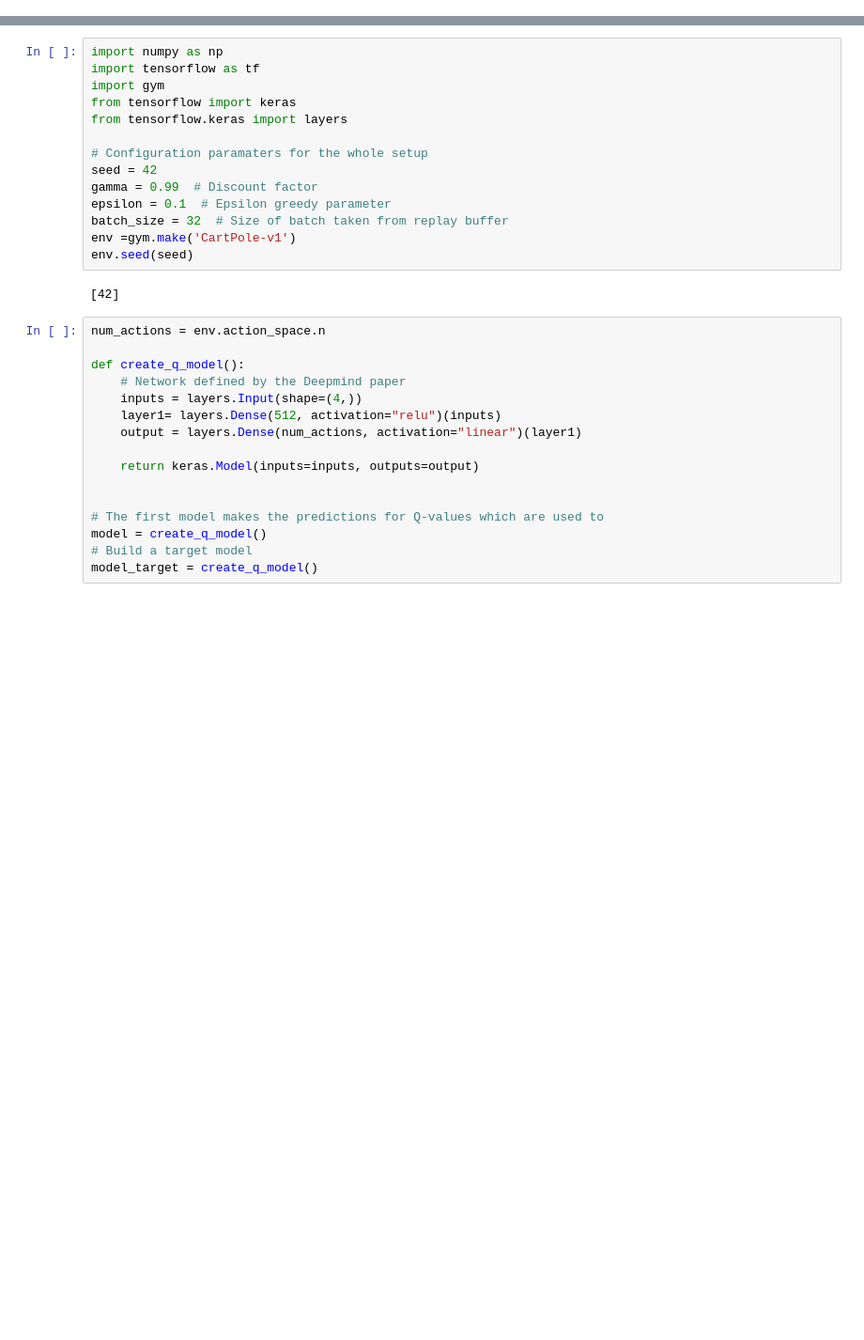
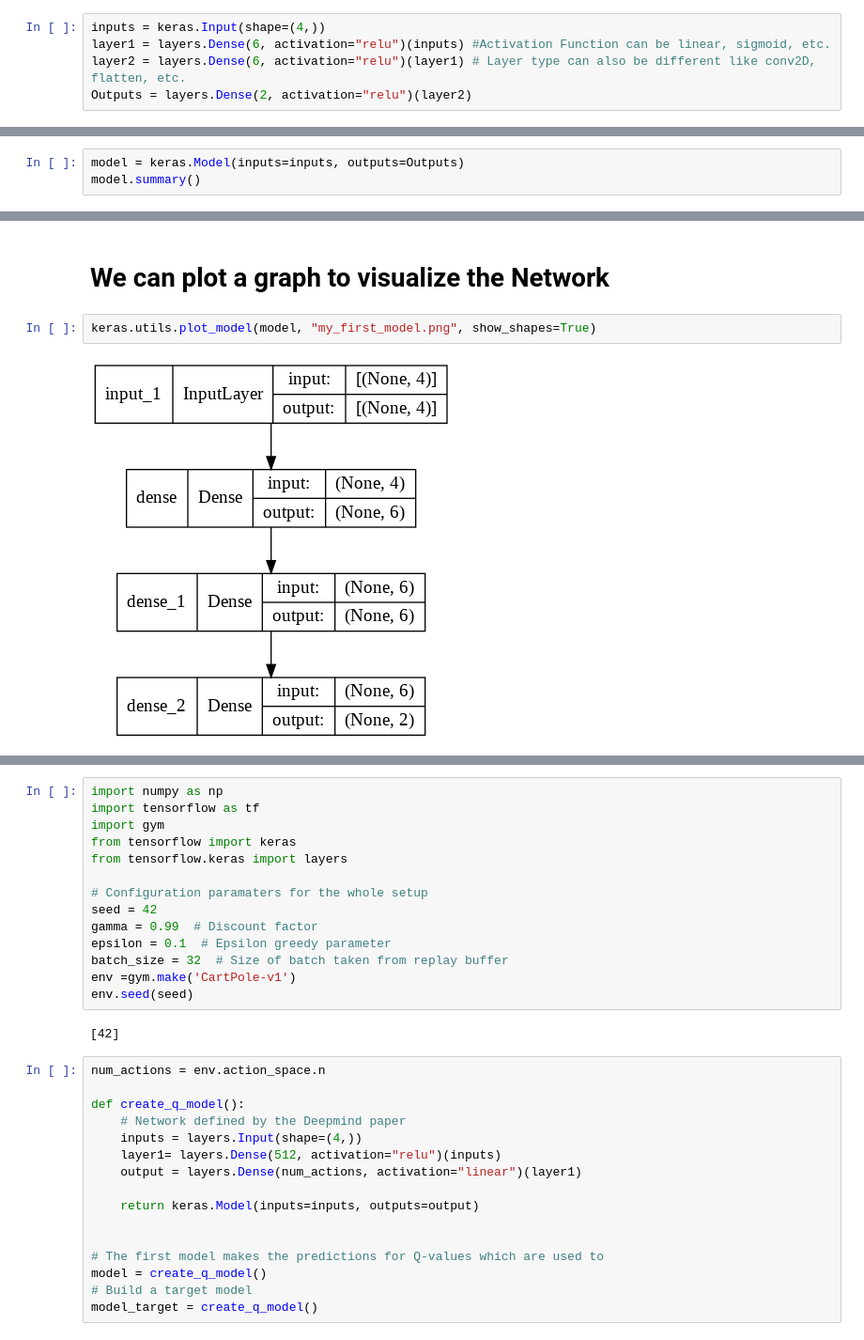
Before and after one commit to Kamran0153/Reinforcement-Learning, a Jupyter notebook: DQN.ipynb, the cells around one changed output, grey strips where cells are left out. Shown at 94% size. Drawn from its saved outputs; the diff is of its cells as text; blank space fills up the shorter version.

```diff
--- a/DQN.ipynb
+++ b/DQN.ipynb
@@ -2,0 +20,5 @@
+# %%
+inputs = keras.Input(shape=(4,))
+layer1 = layers.Dense(6, activation="relu")(inputs) #Activation Function can be linear, sigmoid, etc.
+layer2 = layers.Dense(6, activation="relu")(layer1) # Layer type can also be different like conv2D, flatten, etc.
+Outputs = layers.Dense(2, activation="relu")(layer2)
@@ -2,0 +27,3 @@
+# %%
+model = keras.Model(inputs=inputs, outputs=Outputs)
+model.summary()
@@ -2,0 +48,6 @@
+# %% [markdown]
+# We can plot a graph to visualize the Network
+# %%
+keras.utils.plot_model(model, "my_first_model.png", show_shapes=True)
+# %% [output]
+[figure, added]
```
Also changed, not shown: parts of 11 cells of this notebook.
